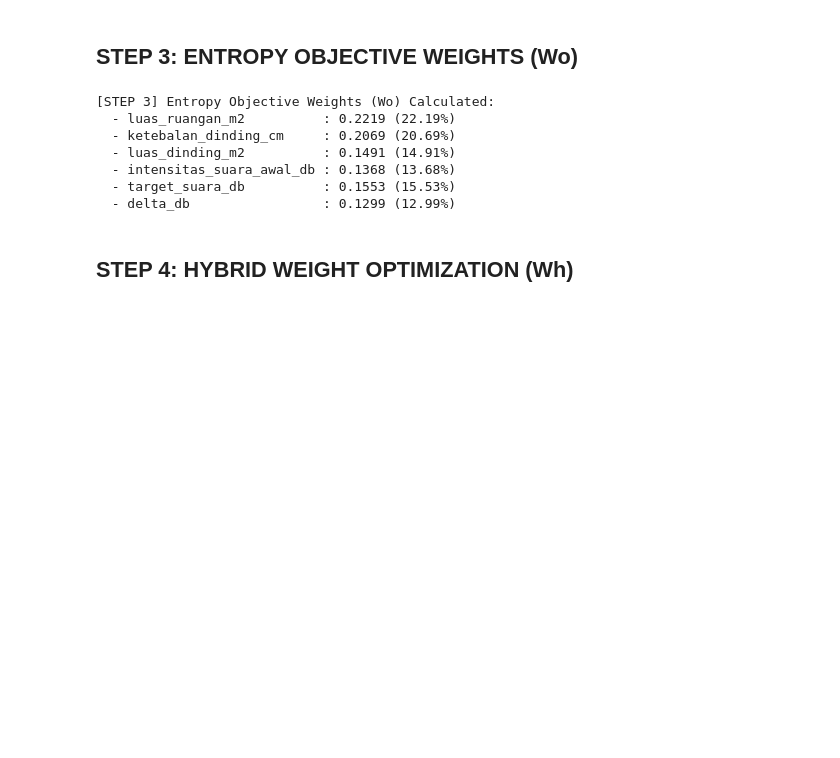
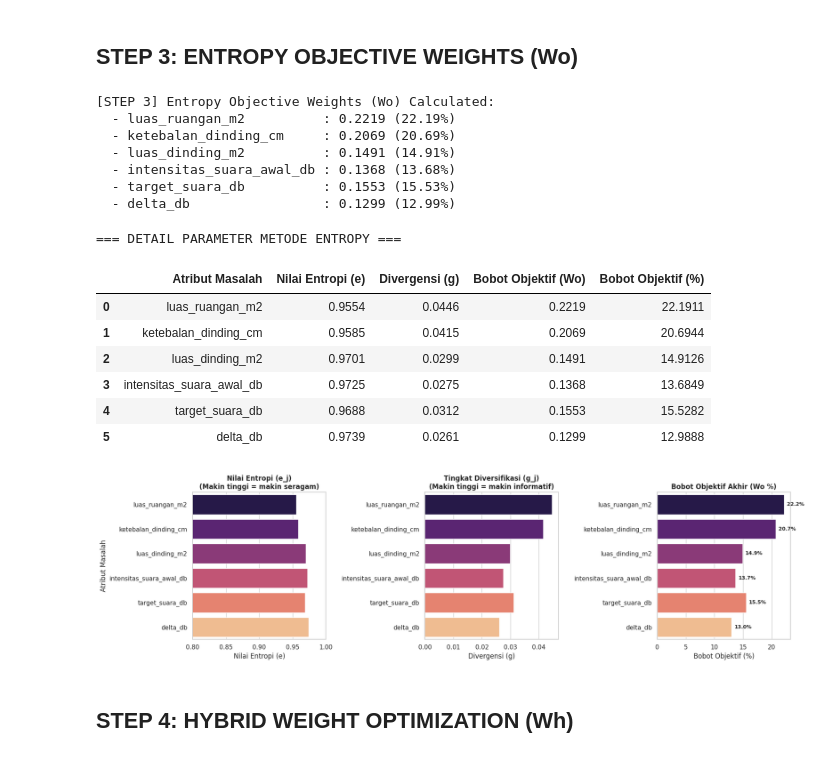
Before and after one commit to galihthecreator/sistem_pakar_old, a Jupyter notebook: sistempakar_old.ipynb, the cells around one changed output. Drawn from its saved outputs; the diff is of its cells as text; code cells hidden in the pictures; blank space fills up the shorter version.

```diff
--- a/sistempakar_old.ipynb
+++ b/sistempakar_old.ipynb
@@ -337,6 +443,70 @@ for col, w in zip(FEATURE_COLS, Wo):
   - intensitas_suara_awal_db : 0.1368 (13.68%)
   - target_suara_db          : 0.1553 (15.53%)
   - delta_db                 : 0.1299 (12.99%)
+# %%
+import matplotlib.pyplot as plt
+import seaborn as sns
+import pandas as pd
+import numpy as np
+
+# Hitung komponen Entropy secara detail untuk divisualisasikan
+k, m = V_norm.shape
+eps = 1e-12
+column_sums = np.sum(V_norm, axis=0) + eps
+Q = V_norm / column_sums
+e_o = -1.0 / np.log(k) * np.sum(Q * np.log(Q + eps), axis=0)
+g_j = 1.0 - e_o
+Wo_calc = g_j / np.sum(g_j)
+
+# Membuat DataFrame untuk visualisasi
+df_entropy = pd.DataFrame({
+    'Atribut Masalah': FEATURE_COLS,
+    'Nilai Entropi (e)': e_o,
+    'Divergensi (g)': g_j,
+    'Bobot Objektif (Wo)': Wo_calc,
+    'Bobot Objektif (%)': Wo_calc * 100
+})
+
+print("=== DETAIL PARAMETER METODE ENTROPY ===")
+display(df_entropy.round(4))
+
+# Membuat visualisasi komparatif
+fig, axes = plt.subplots(1, 3, figsize=(18, 5))
+sns.set_theme(style="whitegrid")
+colors = sns.color_palette("magma", len(df_entropy))
+
+# 1. Plot Nilai Entropi
+sns.barplot(ax=axes[0], x='Nilai Entropi (e)', y='Atribut Masalah', data=df_entropy, hue='Atribut Masalah', palette=colors, legend=False)
+axes[0].set_title('Nilai Entropi (e_j)\n(Makin tinggi = makin seragam)', fontsize=12, fontweight='bold')
+axes[0].set_xlim(0.8, 1.0)
+
+# 2. Plot Divergensi (Degree of Diversification)
+sns.barplot(ax=axes[1], x='Divergensi (g)', y='Atribut Masalah', data=df_entropy, hue='Atribut Masalah', palette=colors, legend=False)
+axes[1].set_title('Tingkat Diversifikasi (g_j)\n(Makin tinggi = makin informatif)', fontsize=12, fontweight='bold')
+axes[1].set_ylabel('')
+
+# 3. Plot Bobot Objektif (%)
+sns.barplot(ax=axes[2], x='Bobot Objektif (%)', y='Atribut Masalah', data=df_entropy, hue='Atribut Masalah', palette=colors, legend=False)
+axes[2].set_title('Bobot Objektif Akhir (Wo %)', fontsize=12, fontweight='bold')
+axes[2].set_ylabel('')
+
+for p in axes[2].patches:
+    width = p.get_width()
+    if width > 0:
+        axes[2].text(width + 0.5, p.get_y() + p.get_height()/2, f'{width:.1f}%', ha='left', va='center', fontsize=9, fontweight='bold')
+
+plt.tight_layout()
+plt.show()
+# %% [output]
+=== DETAIL PARAMETER METODE ENTROPY ===
+|  | Atribut Masalah | Nilai Entropi (e) | Divergensi (g) | Bobot Objektif (Wo) | Bobot Objektif (%) |
+| 0 | luas_ruangan_m2 | 0.9554 | 0.0446 | 0.2219 | 22.1911 |
+| 1 | ketebalan_dinding_cm | 0.9585 | 0.0415 | 0.2069 | 20.6944 |
+| 2 | luas_dinding_m2 | 0.9701 | 0.0299 | 0.1491 | 14.9126 |
+| 3 | intensitas_suara_awal_db | 0.9725 | 0.0275 | 0.1368 | 13.6849 |
+| 4 | target_suara_db | 0.9688 | 0.0312 | 0.1553 | 15.5282 |
+| 5 | delta_db | 0.9739 | 0.0261 | 0.1299 | 12.9888 |
+[figure, added]
 # %% [markdown]
 ## STEP 4: HYBRID WEIGHT OPTIMIZATION (Wh)
 # %%
```
Also changed, not shown: parts of 24 cells of this notebook, 4 other files.
